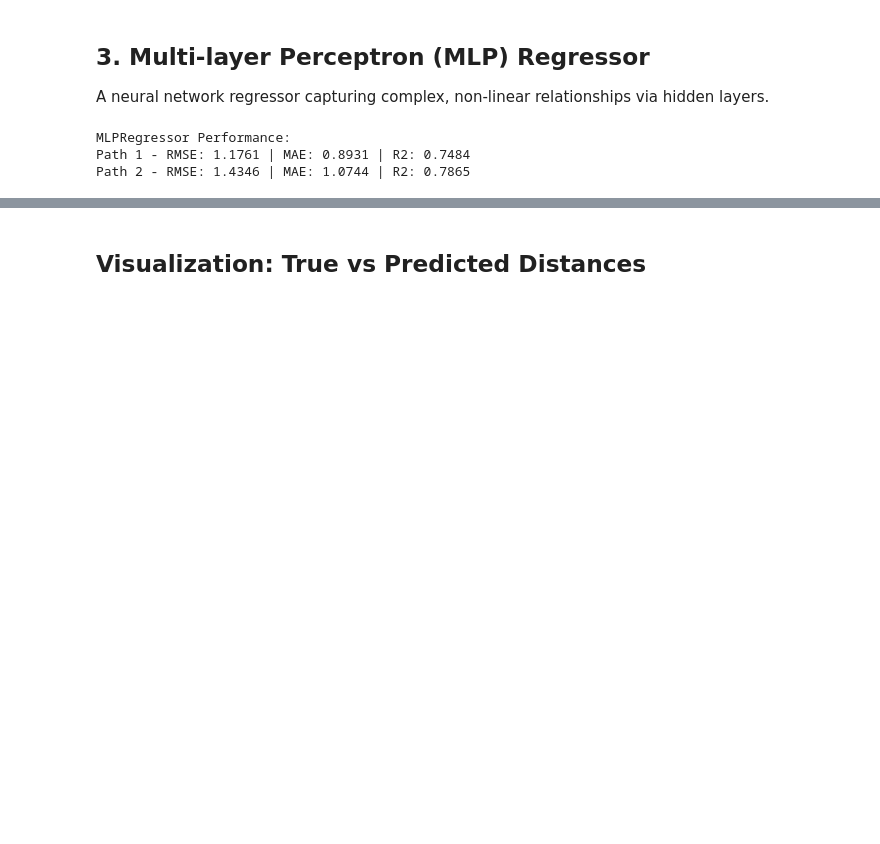
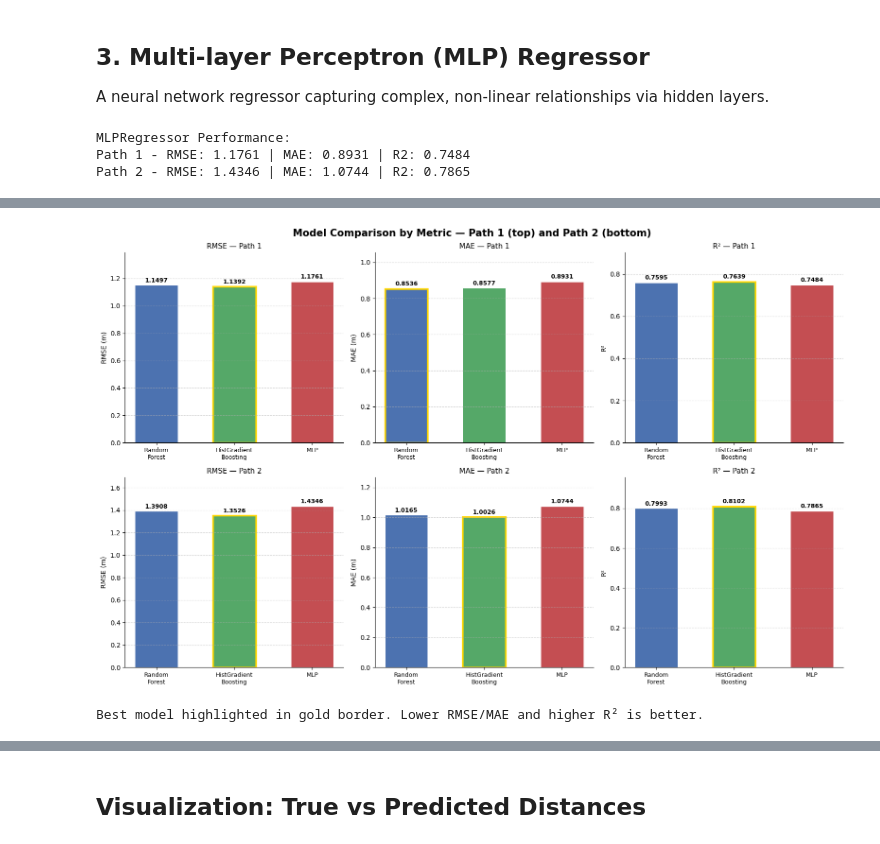
Before and after one commit to wymenlim/CSC3105, a Jupyter notebook: code/regression.ipynb, the cells around one changed output, grey strips where cells are left out. Drawn from its saved outputs; the diff is of its cells as text; code cells hidden in the pictures; blank space fills up the shorter version.

Commit message:
classification and regression model inference test

```diff
--- a/code/regression.ipynb
+++ b/code/regression.ipynb
@@ -107,0 +112,66 @@ Path 2 - RMSE: 1.4346 | MAE: 1.0744 | R2: 0.7865
+# %%
+model_names = ['Random\nForest', 'HistGradient\nBoosting', 'MLP']
+x = np.arange(len(model_names))
+bar_width = 0.25
+colors_bar = ['#4C72B0', '#55A868', '#C44E52']
+
+metrics = {
+    'RMSE': {
+        'Path 1': [rf_rmse1, hgb_rmse1, mlp_rmse1],
+        'Path 2': [rf_rmse2, hgb_rmse2, mlp_rmse2],
+        'ylabel': 'RMSE (m)',
+        'lower_is_better': True,
+    },
+    'MAE': {
+        'Path 1': [rf_mae1, hgb_mae1, mlp_mae1],
+        'Path 2': [rf_mae2, hgb_mae2, mlp_mae2],
+        'ylabel': 'MAE (m)',
+        'lower_is_better': True,
+    },
+    'R²': {
+        'Path 1': [rf_r21, hgb_r21, mlp_r21],
+        'Path 2': [rf_r22, hgb_r22, mlp_r22],
+        'ylabel': 'R²',
+        'lower_is_better': False,
+    },
+}
+
+fig, axes = plt.subplots(2, 3, figsize=(16, 10))
+fig.suptitle('Model Comparison by Metric — Path 1 (top) and Path 2 (bottom)', fontsize=15, fontweight='bold')
+
+for col_idx, (metric_name, metric_data) in enumerate(metrics.items()):
+    for row_idx, path_label in enumerate(['Path 1', 'Path 2']):
+        ax = axes[row_idx, col_idx]
+        values = metric_data[path_label]
+        bars = ax.bar(x, values, width=bar_width * 2.2, color=colors_bar, edgecolor='white', linewidth=0.8)
+
+        # Annotate each bar with its value
+        for bar, val in zip(bars, values):
+            ax.text(
+                bar.get_x() + bar.get_width() / 2,
+                bar.get_height() + (max(values) * 0.01),
+                f'{val:.4f}',
+                ha='center', va='bottom', fontsize=9, fontweight='bold'
+            )
+
+        # Highlight the best bar
+        best_idx = int(np.argmin(values) if metric_data['lower_is_better'] else np.argmax(values))
+        bars[best_idx].set_edgecolor('gold')
+        bars[best_idx].set_linewidth(2.5)
+
+        ax.set_title(f'{metric_name} — {path_label}', fontsize=11)
+        ax.set_ylabel(metric_data['ylabel'], fontsize=10)
+        ax.set_xticks(x)
+        ax.set_xticklabels(model_names, fontsize=9)
+        ax.set_ylim(0, max(values) * 1.18)
+        ax.grid(axis='y', linestyle='--', alpha=0.5)
+        ax.spines['top'].set_visible(False)
+        ax.spines['right'].set_visible(False)
+
+plt.tight_layout()
+#plt.savefig('regression_model_comparison.png', dpi=300, bbox_inches='tight')
+plt.show()
+print('Best model highlighted in gold border. Lower RMSE/MAE and higher R² is better.')
+# %% [output]
+[figure, added]
+Best model highlighted in gold border. Lower RMSE/MAE and higher R² is better.
```
Also changed, not shown: parts of 8 cells of this notebook, 3 other files.
